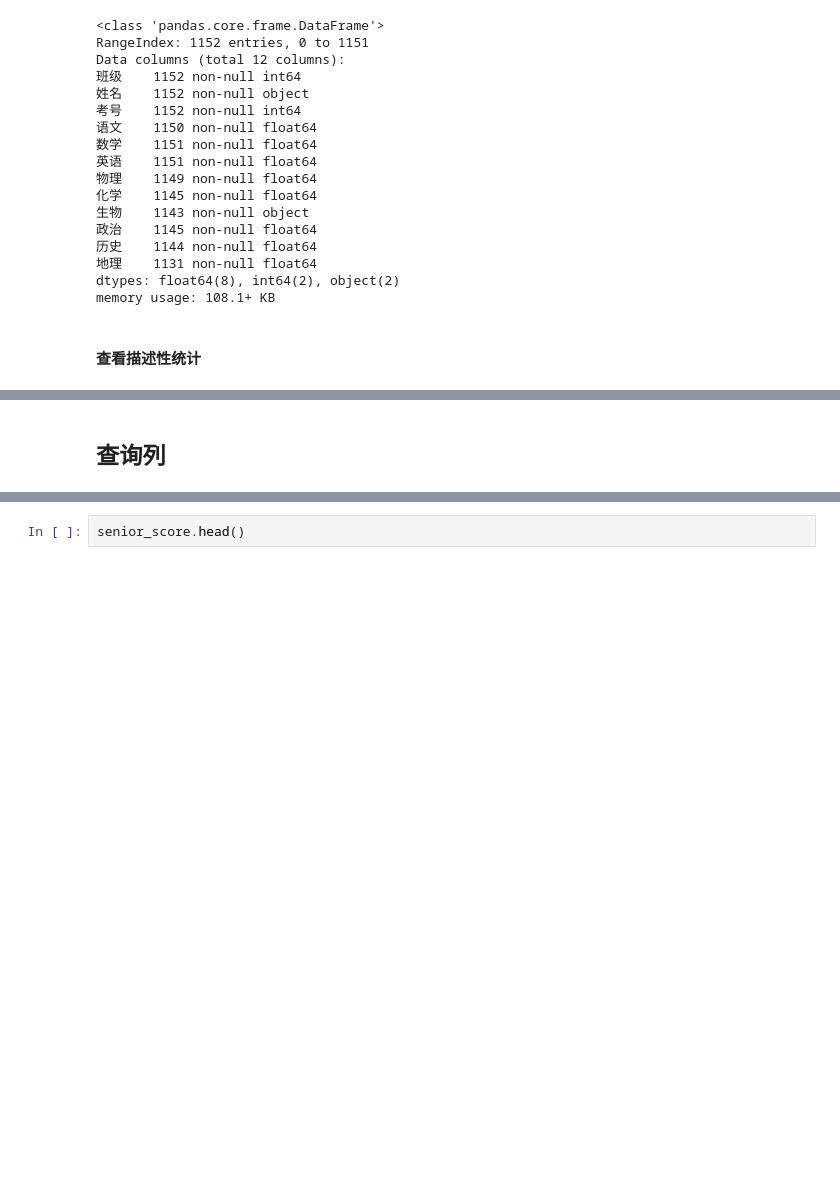
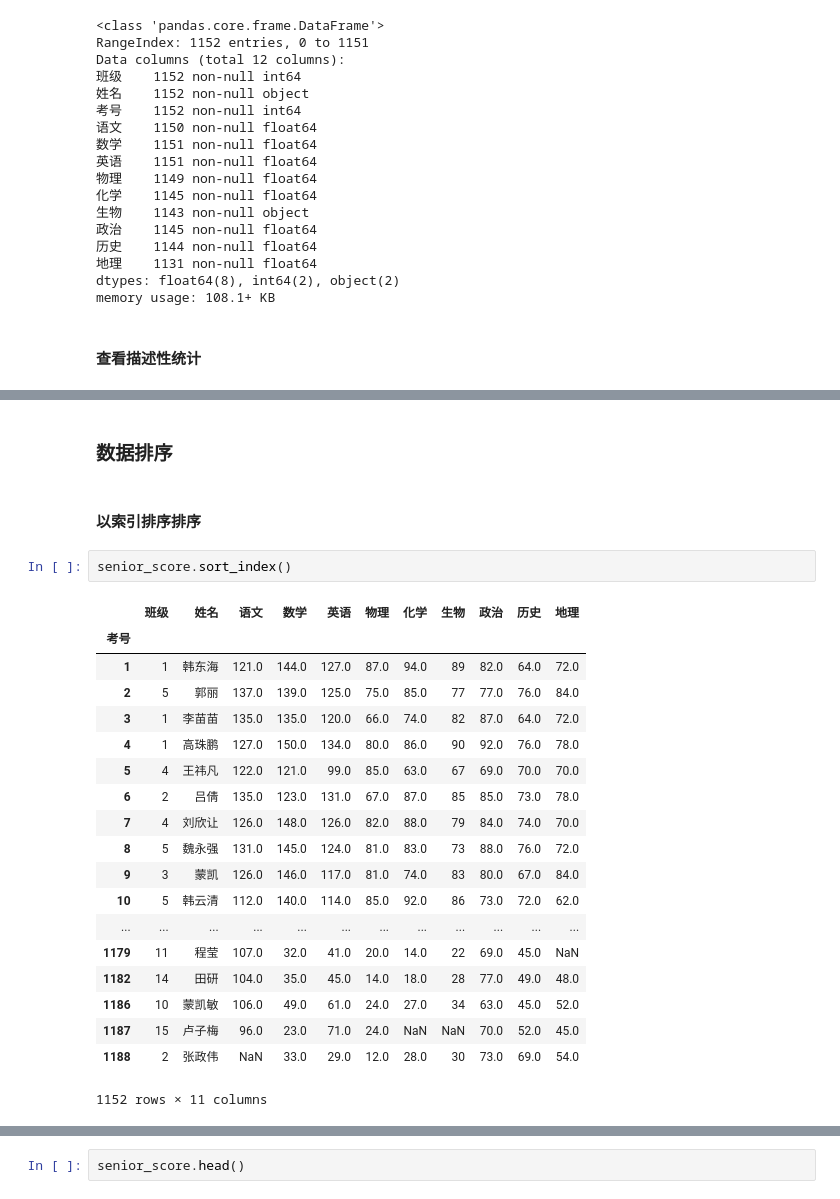
Before and after one commit to itangqian/itangqian.github.io, a Jupyter notebook: ipy/Python数据分析.ipynb, the cells around one changed output, grey strips where cells are left out. Drawn from its saved outputs; the diff is of its cells as text; blank space fills up the shorter version.

```diff
--- a/ipy/Python数据分析.ipynb
+++ b/ipy/Python数据分析.ipynb
@@ -206,4 +243,28 @@ senior_score.describe()
 | 75% | 14.000000 | 872.250000 | 115.000000 | 103.000000 | 94.000000 | 49.000000 | 59.000000 | 80.000000 | 64.000000 | 66.000000 |
 | max | 18.000000 | 1188.000000 | 137.000000 | 150.000000 | 139.000000 | 89.000000 | 98.000000 | 98.000000 | 83.000000 | 86.000000 |
 # %% [markdown]
-## 查询列
+### 数据排序
+# %% [markdown]
+#### 以索引排序排序
+# %%
+senior_score.sort_index()
+# %% [output]
+|  | 班级 | 姓名 | 语文 | 数学 | 英语 | 物理 | 化学 | 生物 | 政治 | 历史 | 地理 |
+| 考号 |  |  |  |  |  |  |  |  |  |  |  |
+| 1 | 1 | 韩东海 | 121.0 | 144.0 | 127.0 | 87.0 | 94.0 | 89 | 82.0 | 64.0 | 72.0 |
+| 2 | 5 | 郭丽 | 137.0 | 139.0 | 125.0 | 75.0 | 85.0 | 77 | 77.0 | 76.0 | 84.0 |
+| 3 | 1 | 李苗苗 | 135.0 | 135.0 | 120.0 | 66.0 | 74.0 | 82 | 87.0 | 64.0 | 72.0 |
+| 4 | 1 | 高珠鹏 | 127.0 | 150.0 | 134.0 | 80.0 | 86.0 | 90 | 92.0 | 76.0 | 78.0 |
+| 5 | 4 | 王祎凡 | 122.0 | 121.0 | 99.0 | 85.0 | 63.0 | 67 | 69.0 | 70.0 | 70.0 |
+| 6 | 2 | 吕倩 | 135.0 | 123.0 | 131.0 | 67.0 | 87.0 | 85 | 85.0 | 73.0 | 78.0 |
+| 7 | 4 | 刘欣让 | 126.0 | 148.0 | 126.0 | 82.0 | 88.0 | 79 | 84.0 | 74.0 | 70.0 |
+| 8 | 5 | 魏永强 | 131.0 | 145.0 | 124.0 | 81.0 | 83.0 | 73 | 88.0 | 76.0 | 72.0 |
+| 9 | 3 | 蒙凯 | 126.0 | 146.0 | 117.0 | 81.0 | 74.0 | 83 | 80.0 | 67.0 | 84.0 |
+| 10 | 5 | 韩云清 | 112.0 | 140.0 | 114.0 | 85.0 | 92.0 | 86 | 73.0 | 72.0 | 62.0 |
+| ... | ... | ... | ... | ... | ... | ... | ... | ... | ... | ... | ... |
+| 1179 | 11 | 程莹 | 107.0 | 32.0 | 41.0 | 20.0 | 14.0 | 22 | 69.0 | 45.0 | NaN |
+| 1182 | 14 | 田研 | 104.0 | 35.0 | 45.0 | 14.0 | 18.0 | 28 | 77.0 | 49.0 | 48.0 |
+| 1186 | 10 | 蒙凯敏 | 106.0 | 49.0 | 61.0 | 24.0 | 27.0 | 34 | 63.0 | 45.0 | 52.0 |
+| 1187 | 15 | 卢子梅 | 96.0 | 23.0 | 71.0 | 24.0 | NaN | NaN | 70.0 | 52.0 | 45.0 |
+| 1188 | 2 | 张政伟 | NaN | 33.0 | 29.0 | 12.0 | 28.0 | 30 | 73.0 | 69.0 | 54.0 |
+1152 rows × 11 columns
```
Also changed, not shown: parts of 46 cells of this notebook.
